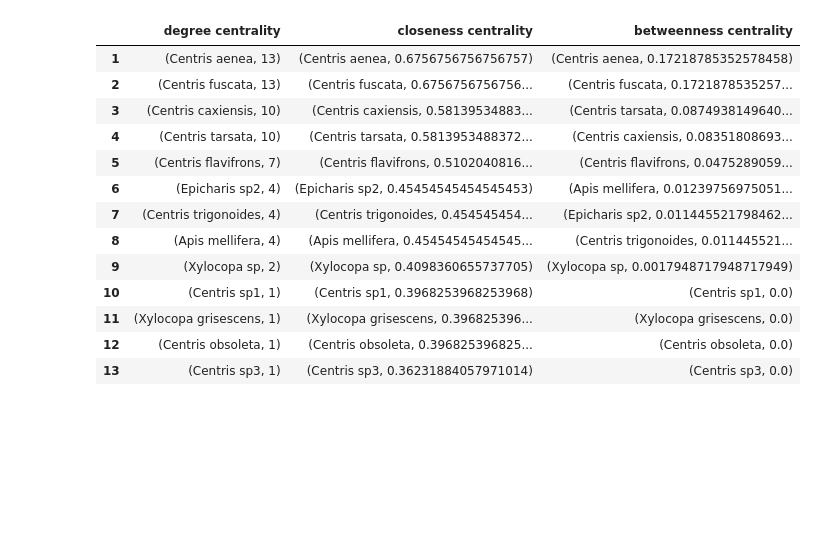
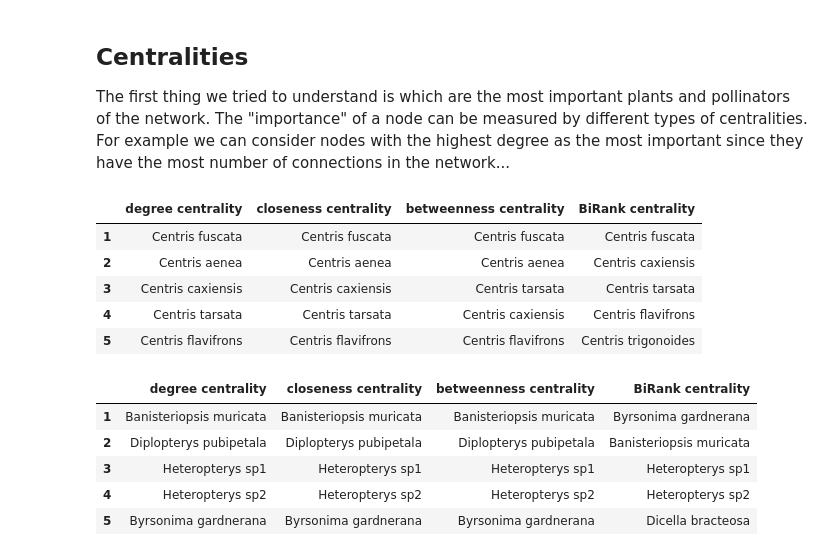
Before and after one commit to gdapian/LfN_project, a Jupyter notebook: src/Plant-pollinator-project.ipynb, the cells around one changed output. Saved outputs shown, nothing was run; the diff lists cells and outputs as text; code cells hidden in the pictures; blank space fills up the shorter version.

```diff
--- a/src/Plant-pollinator-project.ipynb
+++ b/src/Plant-pollinator-project.ipynb
@@ -14,24 +23,43 @@ utils.plot_bipartite_graph(G, pol)
+# %% [markdown]
+## Centralities
+The first thing we tried to understand is which are the most important plants and pollinators of the network. The "importance" of a node can be measured by different types of centralities. For example we can consider nodes with the highest degree as the most important since they have the most number of connections in the network...
 # %%
 dc = utils.degree_centrality(G)
 cc, bc = utils.compute_centralities(G)
+Bc = utils.compute_birank_centrality(G)
+centralities = [dc, cc, bc]
+centralities_names = ['dc', 'cc', 'bc']
 
-centralities = [dc, cc, bc]
-centralities_names = ['degree centrality', 'closeness centrality', 'betweenness centrality']
-
-df = utils.top_K_nodes_df(G, centralities, centralities_names, K=5, all_nodes=True, show_value=True, only_pollinators=True)
-df
+K = 5
-# %% [output]
-|  | degree centrality | closeness centrality | betweenness centrality |
-| 1 | (Centris aenea, 13) | (Centris aenea, 0.6756756756756757) | (Centris aenea, 0.17218785352578458) |
-| 2 | (Centris fuscata, 13) | (Centris fuscata, 0.6756756756756... | (Centris fuscata, 0.1721878535257... |
-| 3 | (Centris caxiensis, 10) | (Centris caxiensis, 0.58139534883... | (Centris tarsata, 0.0874938149640... |
-| 4 | (Centris tarsata, 10) | (Centris tarsata, 0.5813953488372... | (Centris caxiensis, 0.08351808693... |
-| 5 | (Centris flavifrons, 7) | (Centris flavifrons, 0.5102040816... | (Centris flavifrons, 0.0475289059... |
-| 6 | (Epicharis sp2, 4) | (Epicharis sp2, 0.45454545454545453) | (Apis mellifera, 0.01239756975051... |
-| 7 | (Centris trigonoides, 4) | (Centris trigonoides, 0.454545454... | (Epicharis sp2, 0.011445521798462... |
-| 8 | (Apis mellifera, 4) | (Apis mellifera, 0.45454545454545... | (Centris trigonoides, 0.011445521... |
-| 9 | (Xylocopa sp, 2) | (Xylocopa sp, 0.4098360655737705) | (Xylocopa sp, 0.0017948717948717949) |
-| 10 | (Centris sp1, 1) | (Centris sp1, 0.3968253968253968) | (Centris sp1, 0.0) |
-| 11 | (Xylocopa grisescens, 1) | (Xylocopa grisescens, 0.396825396... | (Xylocopa grisescens, 0.0) |
-| 12 | (Centris obsoleta, 1) | (Centris obsoleta, 0.396825396825... | (Centris obsoleta, 0.0) |
-| 13 | (Centris sp3, 1) | (Centris sp3, 0.36231884057971014) | (Centris sp3, 0.0) |
+# %%
+# Top K pollinators in the network according to different centralities
+df_pol = utils.top_K_nodes_df(G, centralities, centralities_names, K=K, all_nodes=False, show_value=False, only_pollinators=True)
+df_pol.join(Bc[0]['pollinators']).rename(
+    columns={'dc' : 'degree centrality',
+             'cc' : 'closeness centrality',
+             'bc' : 'betweenness centrality',
+             'pollinators': 'BiRank centrality'
+             })
+# %% [output]
+|  | degree centrality | closeness centrality | betweenness centrality | BiRank centrality |
+| 1 | Centris fuscata | Centris fuscata | Centris fuscata | Centris fuscata |
+| 2 | Centris aenea | Centris aenea | Centris aenea | Centris caxiensis |
+| 3 | Centris caxiensis | Centris caxiensis | Centris tarsata | Centris tarsata |
+| 4 | Centris tarsata | Centris tarsata | Centris caxiensis | Centris flavifrons |
+| 5 | Centris flavifrons | Centris flavifrons | Centris flavifrons | Centris trigonoides |
+# %%
+# Top K plants in the network according to different centralities
+df_pla = utils.top_K_nodes_df(G, centralities, centralities_names, K=K, all_nodes=False, show_value=False, only_plants=True)
+df_pla.join(Bc[1]['plants']).rename(
+    columns={'dc' : 'degree centrality',
+             'cc' : 'closeness centrality',
+             'bc' : 'betweenness centrality',
+             'plants': 'BiRank centrality'
+             })
+# %% [output]
+|  | degree centrality | closeness centrality | betweenness centrality | BiRank centrality |
+| 1 | Banisteriopsis muricata | Banisteriopsis muricata | Banisteriopsis muricata | Byrsonima gardnerana |
+| 2 | Diplopterys pubipetala | Diplopterys pubipetala | Diplopterys pubipetala | Banisteriopsis muricata |
+| 3 | Heteropterys sp1 | Heteropterys sp1 | Heteropterys sp1 | Heteropterys sp1 |
+| 4 | Heteropterys sp2 | Heteropterys sp2 | Heteropterys sp2 | Heteropterys sp2 |
+| 5 | Byrsonima gardnerana | Byrsonima gardnerana | Byrsonima gardnerana | Dicella bracteosa |
```
Also changed, not shown: parts of 15 cells of this notebook, 1 other file.
